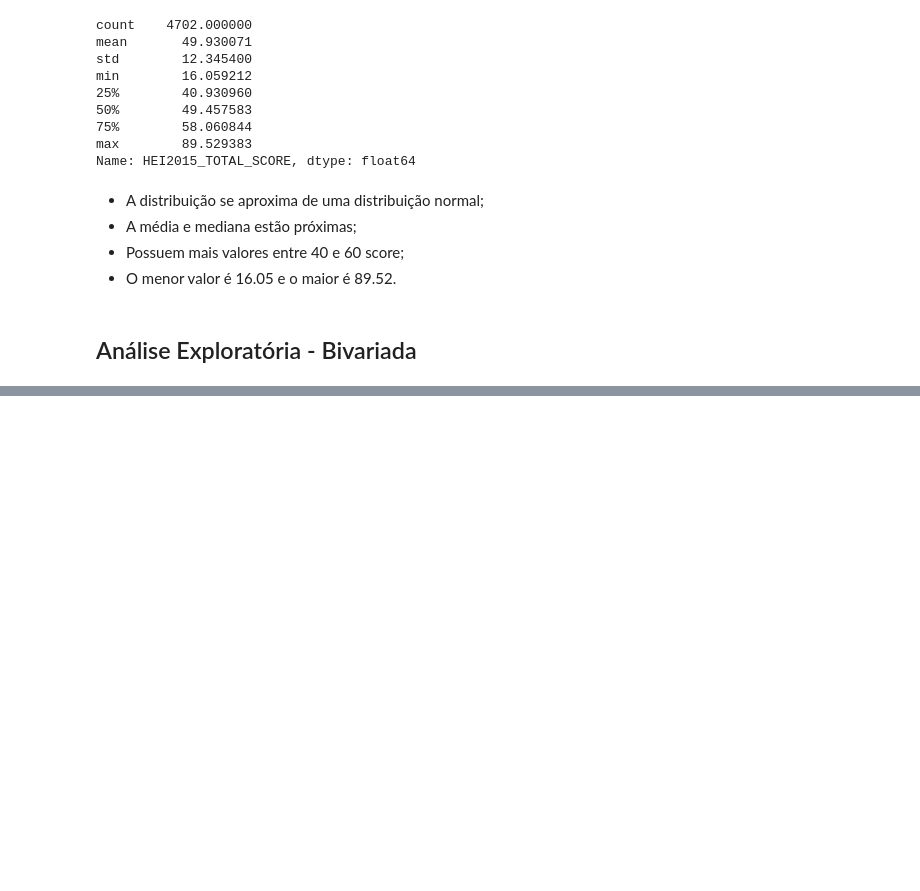
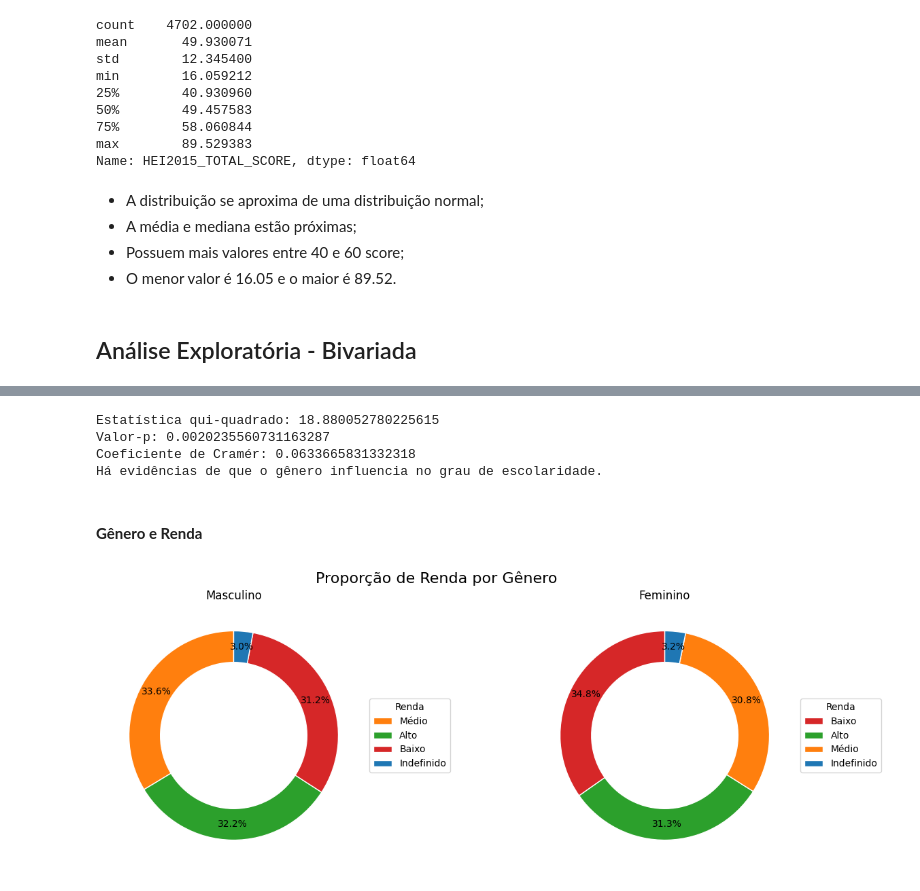
Before and after one commit to OtavioAroca/portfolio, a Jupyter notebook: depressao.ipynb, the cells around one changed output, grey strips where cells are left out. Cells and saved outputs as stored; diff of their text form; code cells hidden in the pictures; blank space fills up the shorter version.

```diff
--- a/depressao.ipynb
+++ b/depressao.ipynb
@@ -900,0 +1003,73 @@ Name: HEI2015_TOTAL_SCORE, dtype: float64
+# %%
+# Tabela de contingência
+contingency_table = pd.crosstab(df_unido['RIAGENDR'], df_unido['DMDEDUC'])
+
+# Teste qui-quadrado
+chi2, p, _, _ = chi2_contingency(contingency_table)
+
+# Calculando o coeficiente de Cramér
+n = contingency_table.sum().sum()
+min_dim = min(contingency_table.shape)
+cramers_v = np.sqrt(chi2 / (n * (min_dim - 1)))
+
+# Imprimir os resultados
+print("Estatística qui-quadrado:", chi2)
+print("Valor-p:", p)
+print("Coeficiente de Cramér:", cramers_v)
+
+if p < 0.05:
+    print("Há evidências de que o gênero influencia no grau de escolaridade.")
+else:
+    print("Não há evidências suficientes para concluir que o gênero influencia no grau de escolaridade.")
+# %% [output]
+Estatística qui-quadrado: 18.880052780225615
+Valor-p: 0.0020235560731163287
+Coeficiente de Cramér: 0.0633665831332318
+Há evidências de que o gênero influencia no grau de escolaridade.
+# %% [markdown]
+#### **Gênero e Renda**
+# %%
+# Vamos selecionar apenas as colunas de interesse
+dados_unificados_subconjunto = df_unido[['RIAGENDR', 'INDFMINC']].copy()
+
+# Separando os dados por gênero
+dados_masculinos = dados_unificados_subconjunto[dados_unificados_subconjunto['RIAGENDR'] == 1]
+dados_femininos = dados_unificados_subconjunto[dados_unificados_subconjunto['RIAGENDR'] == 2]
+
+# Contando a quantidade de pessoas por renda para cada gênero
+contagem_masculina = dados_masculinos['INDFMINC'].value_counts()
+contagem_feminina = dados_femininos['INDFMINC'].value_counts()
+
+# Cores para as categorias de renda
+cores_renda = {
+    'Baixo': '#d62728',  # Vermelho
+    'Médio': '#ff7f0e',  # Laranja
+    'Alto': '#2ca02c',   # Verde
+    'Indefinido': '#1f77b4'  # Azul
+}
+
+# Criando os gráficos de donut
+fig, axes = plt.subplots(1, 2, figsize=(15, 5))  # 1 linha, 2 colunas
+
+# Configurando os parâmetros do gráfico de donut
+parametros_donut = {
+    'autopct': '%1.1f%%',
+    'startangle': 90,
+    'pctdistance': 0.85,  # Definindo a distância dos percentuais do centro
+    'wedgeprops': {'width': 0.3, 'edgecolor': 'w'},  # Largura das barras e cor da borda
+}
+
+# Gráfico de donut para o gênero masculino
+patches, texts, _ = axes[0].pie(contagem_masculina, labels=None, colors=[cores_renda[c] for c in contagem_masculina.index], **parametros_donut)
+axes[0].set_title('Masculino')
+axes[0].legend(patches, contagem_masculina.index, title='Renda', loc='center left', bbox_to_anchor=(1, 0.5))
+
+# Gráfico de donut para o gênero feminino
+patches, texts, _ = axes[1].pie(contagem_feminina, labels=None, colors=[cores_renda[c] for c in contagem_feminina.index], **parametros_donut)
+axes[1].set_title('Feminino')
+axes[1].legend(patches, contagem_feminina.index, title='Renda', loc='center left', bbox_to_anchor=(1, 0.5))
+
+plt.suptitle('Proporção de Renda por Gênero', fontsize=16)
+plt.show()
+# %% [output]
+[figure, added]
```
Also changed, not shown: parts of 23 cells of this notebook.
